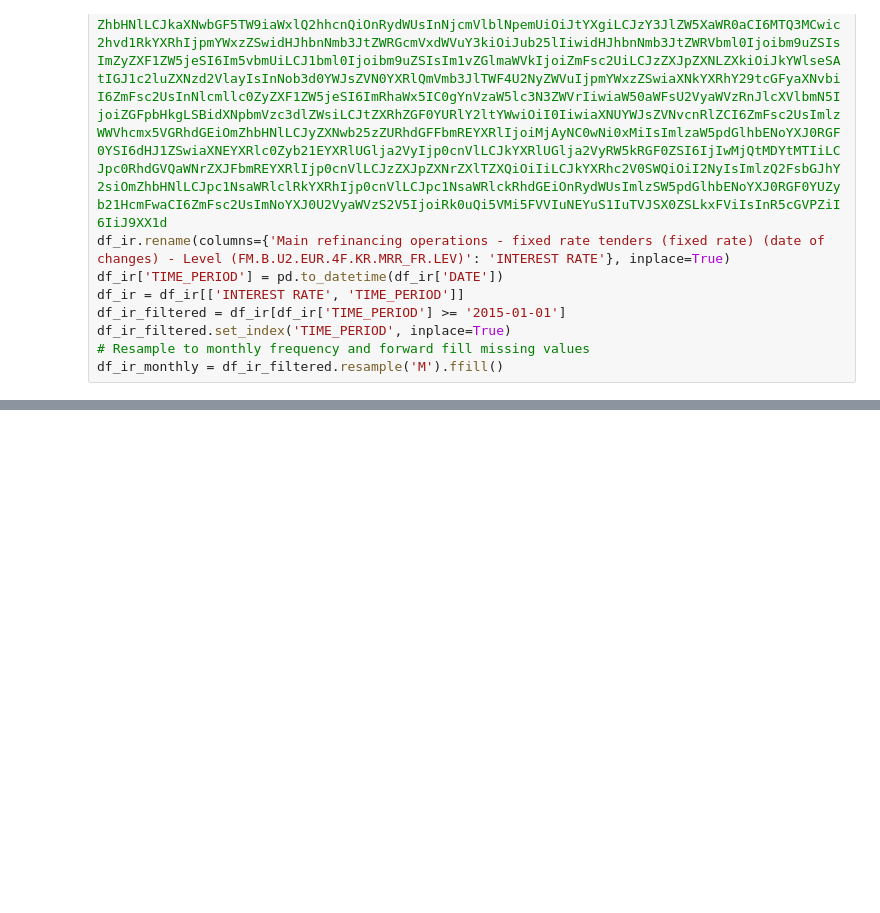
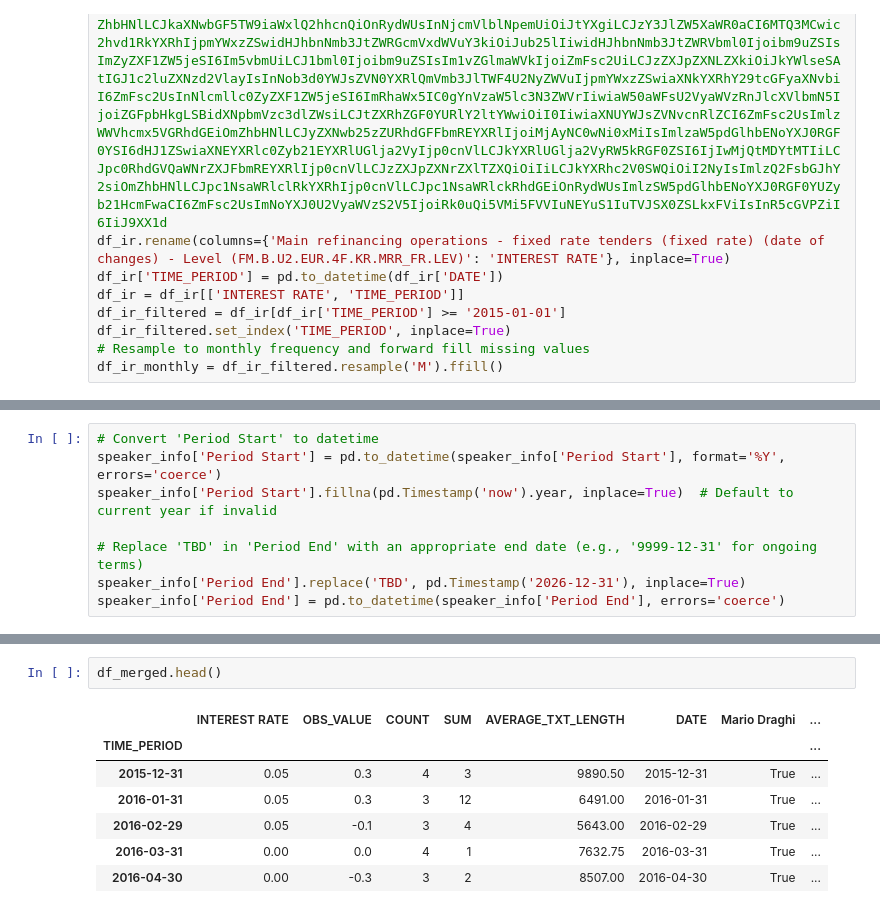
Before and after one commit to lalvarezpoli/DSDM_Thesis, a Jupyter notebook: poisson.ipynb, the cells around one changed output, grey strips where cells are left out. Drawn from its saved outputs; the diff is of its cells as text; blank space fills up the shorter version.

```diff
--- a/poisson.ipynb
+++ b/poisson.ipynb
@@ -122,0 +161,8 @@ TIME_PERIOD
+# %%
+# Convert 'Period Start' to datetime
+speaker_info['Period Start'] = pd.to_datetime(speaker_info['Period Start'], format='%Y', errors='coerce')
+speaker_info['Period Start'].fillna(pd.Timestamp('now').year, inplace=True)  # Default to current year if invalid
+
+# Replace 'TBD' in 'Period End' with an appropriate end date (e.g., '9999-12-31' for ongoing terms)
+speaker_info['Period End'].replace('TBD', pd.Timestamp('2026-12-31'), inplace=True)
+speaker_info['Period End'] = pd.to_datetime(speaker_info['Period End'], errors='coerce')
@@ -122,0 +216,10 @@ TIME_PERIOD
+# %%
+df_merged.head()
+# %% [output]
+|  | INTEREST RATE | OBS_VALUE | COUNT | SUM | AVERAGE_TXT_LENGTH | DATE | Mario Draghi | ... |
+| TIME_PERIOD |  |  |  |  |  |  |  | ... |
+| 2015-12-31 | 0.05 | 0.3 | 4 | 3 | 9890.50 | 2015-12-31 | True | ... |
+| 2016-01-31 | 0.05 | 0.3 | 3 | 12 | 6491.00 | 2016-01-31 | True | ... |
+| 2016-02-29 | 0.05 | -0.1 | 3 | 4 | 5643.00 | 2016-02-29 | True | ... |
+| 2016-03-31 | 0.00 | 0.0 | 4 | 1 | 7632.75 | 2016-03-31 | True | ... |
+| 2016-04-30 | 0.00 | -0.3 | 3 | 2 | 8507.00 | 2016-04-30 | True | ... |
```
Also changed, not shown: parts of 12 cells of this notebook, 5 other files.
